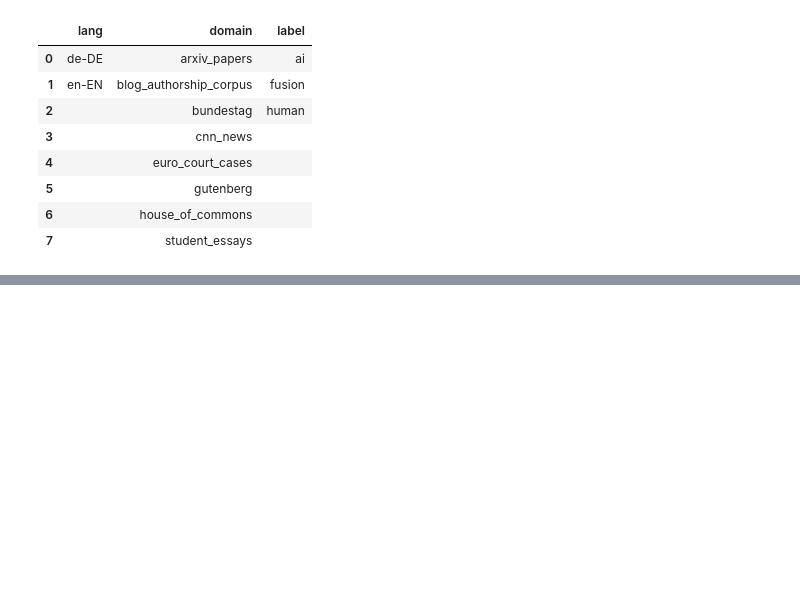
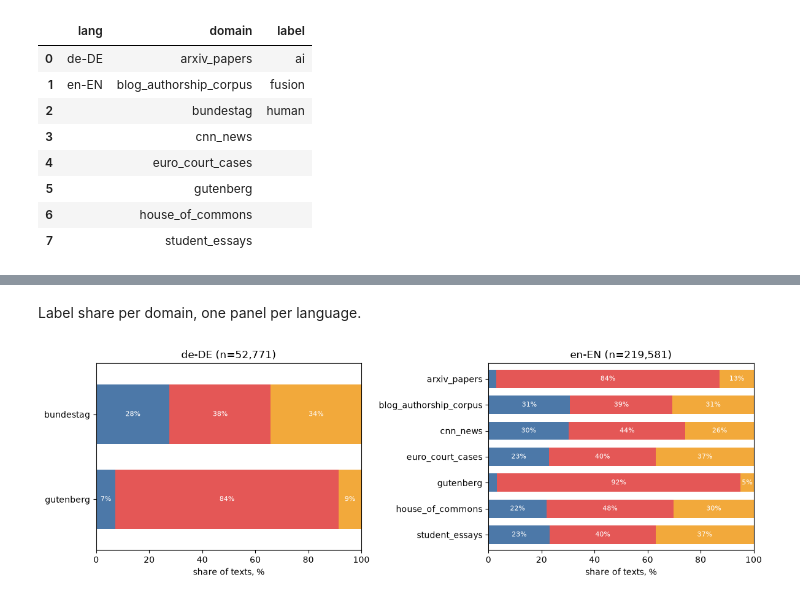
Before and after one commit to BohdanZasymovych/ai-hw3-ai-text-detection, a Jupyter notebook: notebooks/01_eda.ipynb, the cells around one changed output, grey strips where cells are left out. Cells and saved outputs as stored; diff of their text form; code cells hidden in the pictures; blank space fills up the shorter version.

```diff
--- a/notebooks/01_eda.ipynb
+++ b/notebooks/01_eda.ipynb
@@ -47,0 +74,13 @@ pd.DataFrame(values).fillna("")
+# %% [markdown]
+Label share per domain, one panel per language.
+# %%
+langs = sorted(train["lang"].unique())
+fig, axes = plt.subplots(1, len(langs), figsize=(6 * len(langs), 4), sharex=True)
+for ax, lang in zip(axes, langs):
+    sub = train[train["lang"] == lang]
+    plot_label_share(sub, "domain", ax)
+    ax.set_title(f"{lang} (n={len(sub):,})")
+plt.tight_layout()
+plt.show()
+# %% [output]
+[figure, added]
```
Also changed, not shown: parts of 43 cells of this notebook, 8 other files.
